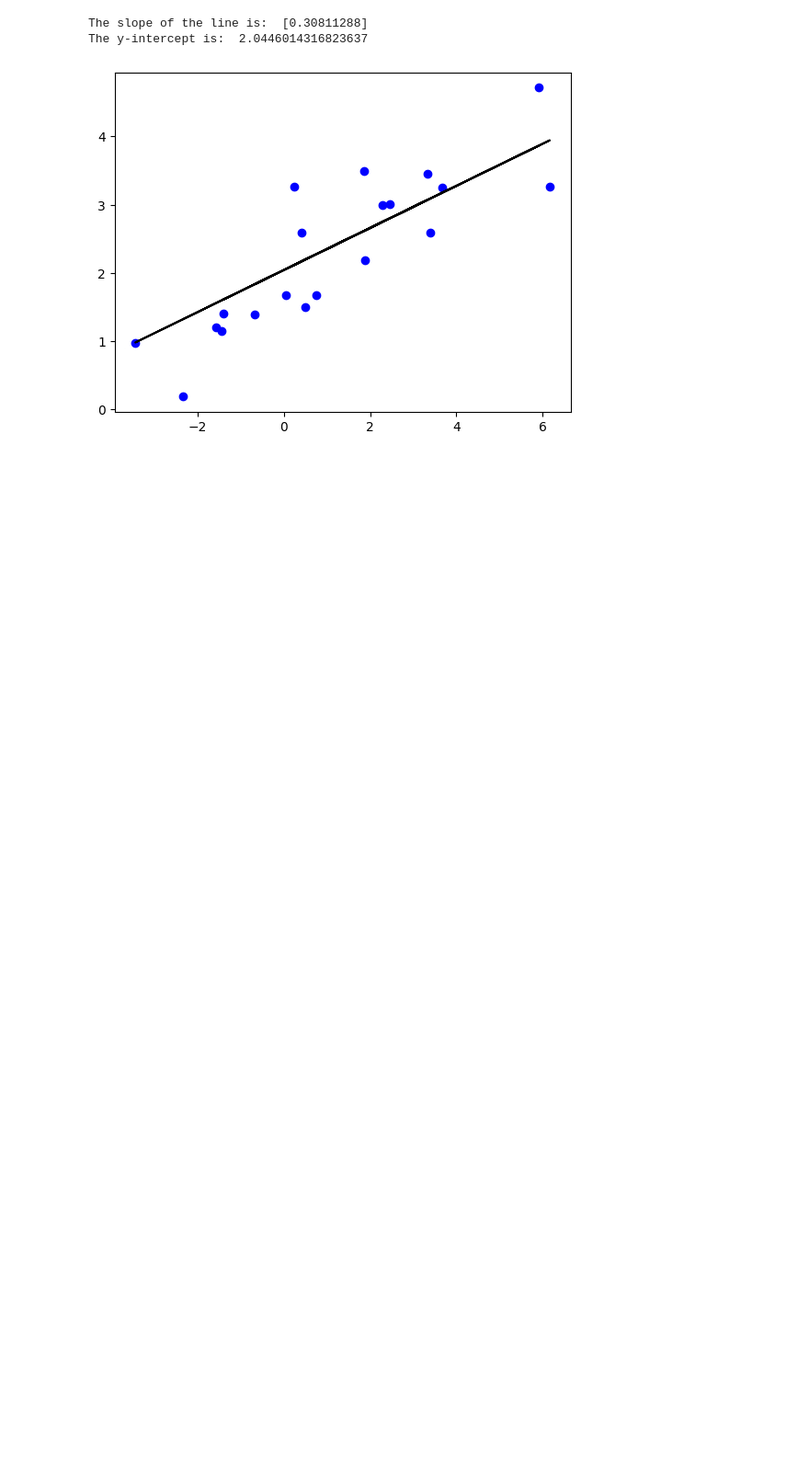
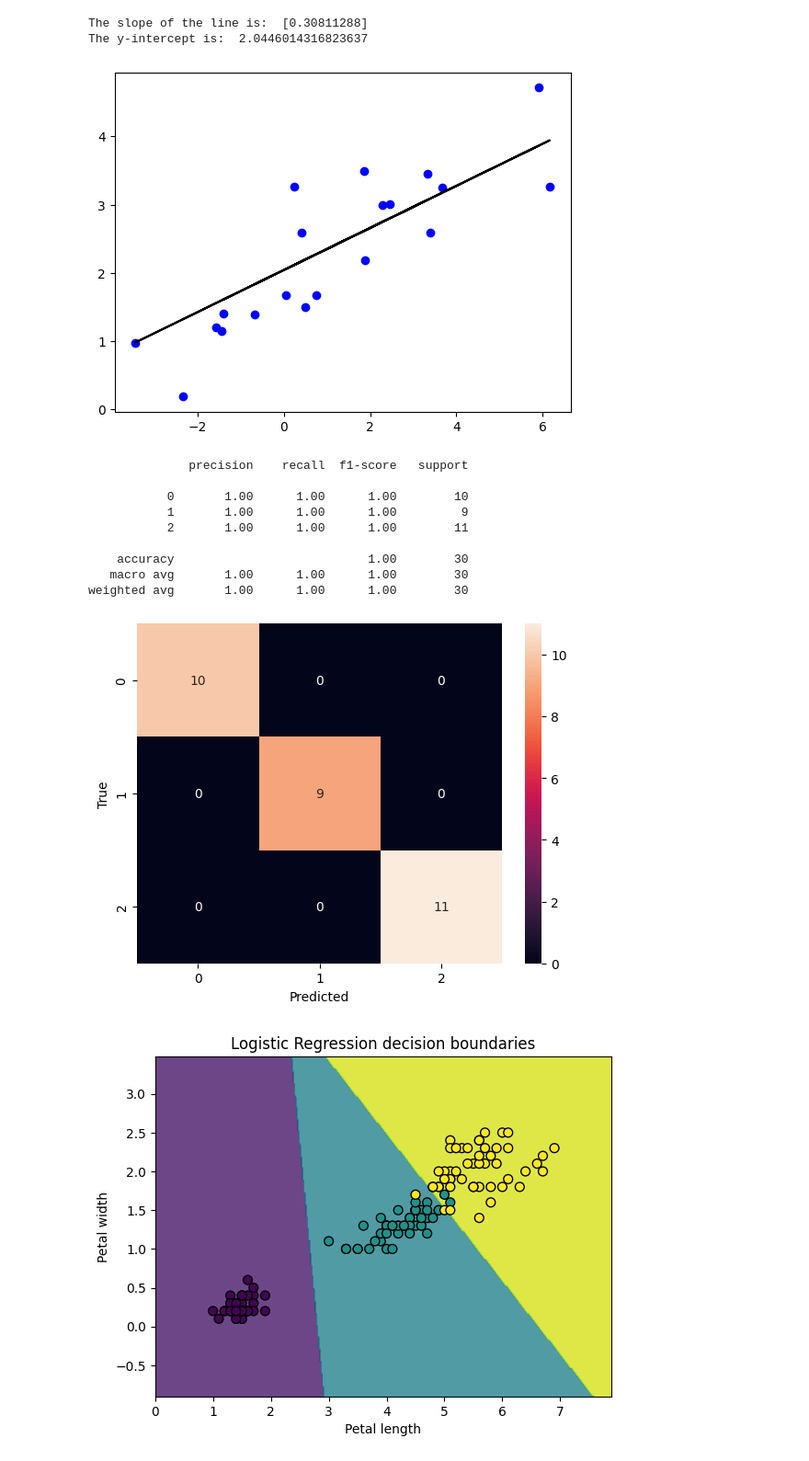
Before and after one commit to manolosake/DataScience, a Jupyter notebook: LinearRegression.ipynb, the cells around one changed output. Shown: that part at 92% size. Cells and saved outputs as stored; diff of their text form; code cells hidden in the pictures; blank space fills up the shorter version.

```diff
--- a/LinearRegression.ipynb
+++ b/LinearRegression.ipynb
@@ -42,3 +43,66 @@ plt.show()
 The slope of the line is:  [0.30811288]
 The y-intercept is:  2.0446014316823637
 [figure]
+# %%
+#Logistic Regression
+# Importing the necessary libraries
+import numpy as np
+import matplotlib.pyplot as plt
+from sklearn.datasets import load_iris
+from sklearn.model_selection import train_test_split
+from sklearn.linear_model import LogisticRegression
+from sklearn.metrics import classification_report, confusion_matrix
+import seaborn as sns
+
+# Loading the iris dataset
+iris = load_iris()
+X = iris.data[:, 2:]  # Using only petal length and width
+y = iris.target
+
+# Splitting the dataset into training and testing sets
+X_train, X_test, y_train, y_test = train_test_split(X, y, test_size=0.2, random_state=42)
+
+# Creating the logistic regression instance
+log_reg = LogisticRegression()
+
+# Fitting the model to the training data
+log_reg.fit(X_train, y_train)
+
+# Predicting the y values for the test data
+y_pred = log_reg.predict(X_test)
+
+# Printing the classification report
+print(classification_report(y_test, y_pred))
+
+# Printing the confusion matrix
+confusion_mat = confusion_matrix(y_test, y_pred)
+sns.heatmap(confusion_mat, annot=True)
+plt.xlabel('Predicted')
+plt.ylabel('True')
+plt.show()
+
+# Plotting decision boundaries
+x_min, x_max = X[:, 0].min() - 1, X[:, 0].max() + 1
+y_min, y_max = X[:, 1].min() - 1, X[:, 1].max() + 1
+xx, yy = np.meshgrid(np.arange(x_min, x_max, 0.02), np.arange(y_min, y_max, 0.02))
+Z = log_reg.predict(np.c_[xx.ravel(), yy.ravel()])
+Z = Z.reshape(xx.shape)
+
+plt.contourf(xx, yy, Z, alpha=0.8)
+plt.scatter(X[:, 0], X[:, 1], c=y, edgecolors='k', marker='o', s=50)
+plt.xlabel('Petal length')
+plt.ylabel('Petal width')
+plt.title('Logistic Regression decision boundaries')
+plt.show()
+# %% [output]
+              precision    recall  f1-score   support
+
+           0       1.00      1.00      1.00        10
+           1       1.00      1.00      1.00         9
+           2       1.00      1.00      1.00        11
+
+    accuracy                           1.00        30
+   macro avg       1.00      1.00      1.00        30
+weighted avg       1.00      1.00      1.00        30
+[figure, added]
+[figure, added]
```
Also changed, not shown: parts of 1 cell of this notebook.
